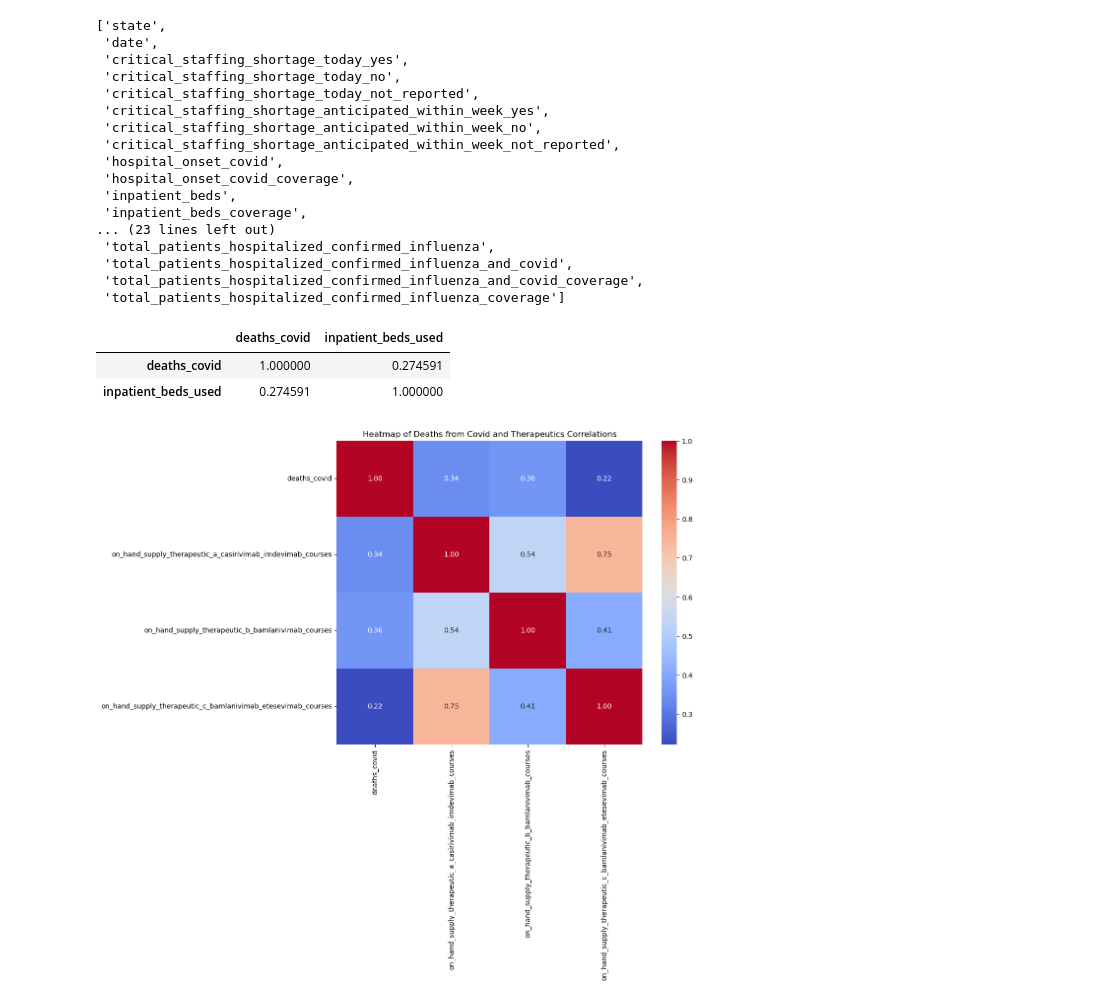
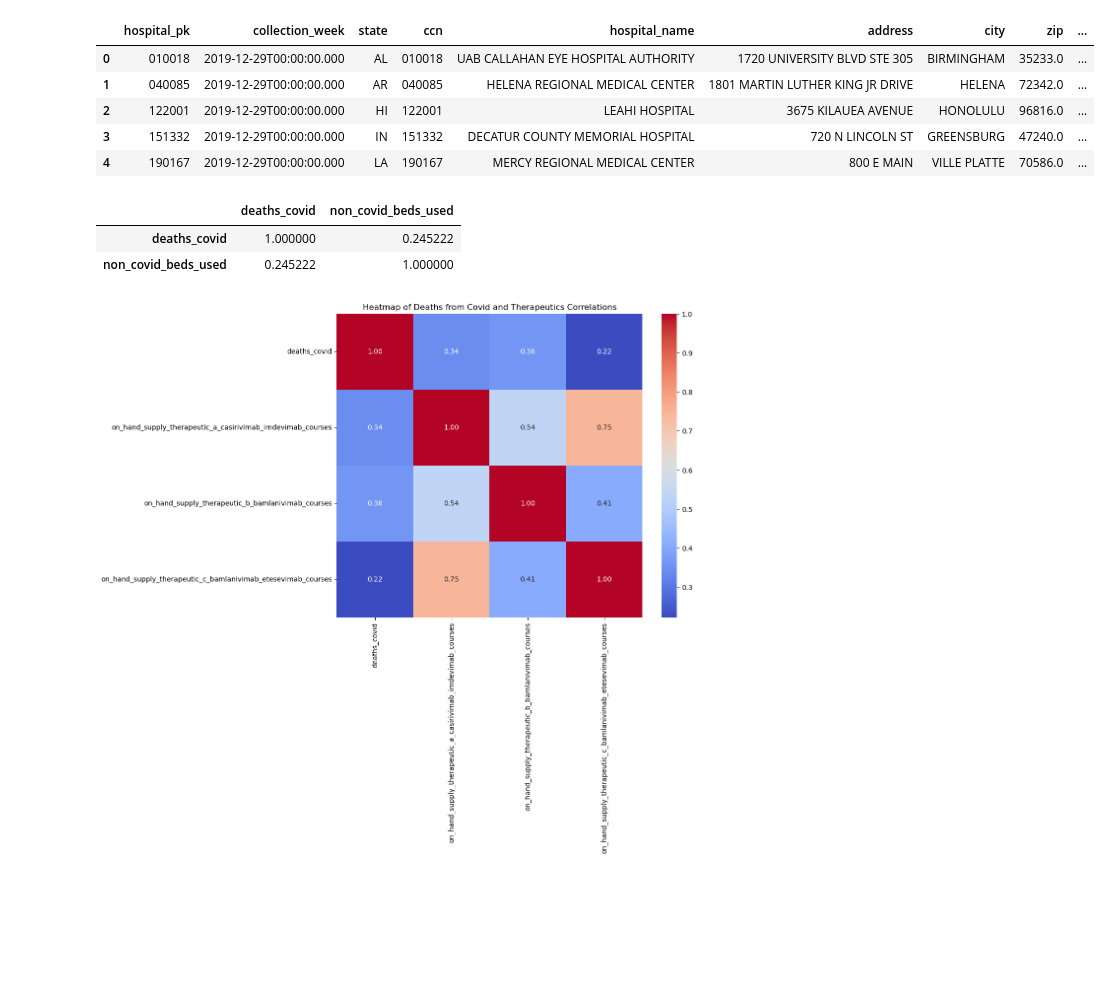
Before and after one commit to dsagher/CSE_881_Final_Project, a Jupyter notebook: sandbox_dan.ipynb, the cells around one changed output. Cells and saved outputs as stored; diff of their text form; code cells hidden in the pictures; blank space fills up the shorter version.

```diff
--- a/sandbox_dan.ipynb
+++ b/sandbox_dan.ipynb
@@ -106 +145,10 @@ to_delete = ['previous_day_admission_adult_covid_confirmed',
+# %%
+df_facililty.head()
+# %% [output]
+|  | hospital_pk | collection_week | state | ccn | hospital_name | address | city | zip | ... |
+| 0 | 010018 | 2019-12-29T00:00:00.000 | AL | 010018 | UAB CALLAHAN EYE HOSPITAL AUTHORITY | 1720 UNIVERSITY BLVD STE 305 | BIRMINGHAM | 35233.0 | ... |
+| 1 | 040085 | 2019-12-29T00:00:00.000 | AR | 040085 | HELENA REGIONAL MEDICAL CENTER | 1801 MARTIN LUTHER KING JR DRIVE | HELENA | 72342.0 | ... |
+| 2 | 122001 | 2019-12-29T00:00:00.000 | HI | 122001 | LEAHI HOSPITAL | 3675 KILAUEA AVENUE | HONOLULU | 96816.0 | ... |
+| 3 | 151332 | 2019-12-29T00:00:00.000 | IN | 151332 | DECATUR COUNTY MEMORIAL HOSPITAL | 720 N LINCOLN ST | GREENSBURG | 47240.0 | ... |
+| 4 | 190167 | 2019-12-29T00:00:00.000 | LA | 190167 | MERCY REGIONAL MEDICAL CENTER | 800 E MAIN | VILLE PLATTE | 70586.0 | ... |
 # %%
@@ -108,29 +157,12 @@ df_state = df_state.drop(columns= to_delete)
-# %%
-list(df_state.columns)
-# %% [output]
-['state',
- 'date',
- 'critical_staffing_shortage_today_yes',
- 'critical_staffing_shortage_today_no',
- 'critical_staffing_shortage_today_not_reported',
- 'critical_staffing_shortage_anticipated_within_week_yes',
- 'critical_staffing_shortage_anticipated_within_week_no',
- 'critical_staffing_shortage_anticipated_within_week_not_reported',
- 'hospital_onset_covid',
- 'hospital_onset_covid_coverage',
- 'inpatient_beds',
- 'inpatient_beds_coverage',
-... (23 lines left out)
- 'total_patients_hospitalized_confirmed_influenza',
- 'total_patients_hospitalized_confirmed_influenza_and_covid',
- 'total_patients_hospitalized_confirmed_influenza_and_covid_coverage',
- 'total_patients_hospitalized_confirmed_influenza_coverage']
-# %%
-df_state[['deaths_covid', 'inpatient_beds_used']].corr()
-# %% [output]
-|  | deaths_covid | inpatient_beds_used |
-| deaths_covid | 1.000000 | 0.274591 |
-| inpatient_beds_used | 0.274591 | 1.000000 |
+# %%
+'''non covid beds used and deaths from covid '''
+
+df_state['non_covid_beds_used'] = df_state['inpatient_beds'] - df_state['inpatient_beds_used_covid']
+df_state[['deaths_covid', 'non_covid_beds_used']].corr()
+# %% [output]
+|  | deaths_covid | non_covid_beds_used |
+| deaths_covid | 1.000000 | 0.245222 |
+| non_covid_beds_used | 0.245222 | 1.000000 |
 # %%
 '''deaths from covid and therapeutics'''
 
```
Also changed, not shown: parts of 7 cells of this notebook.
